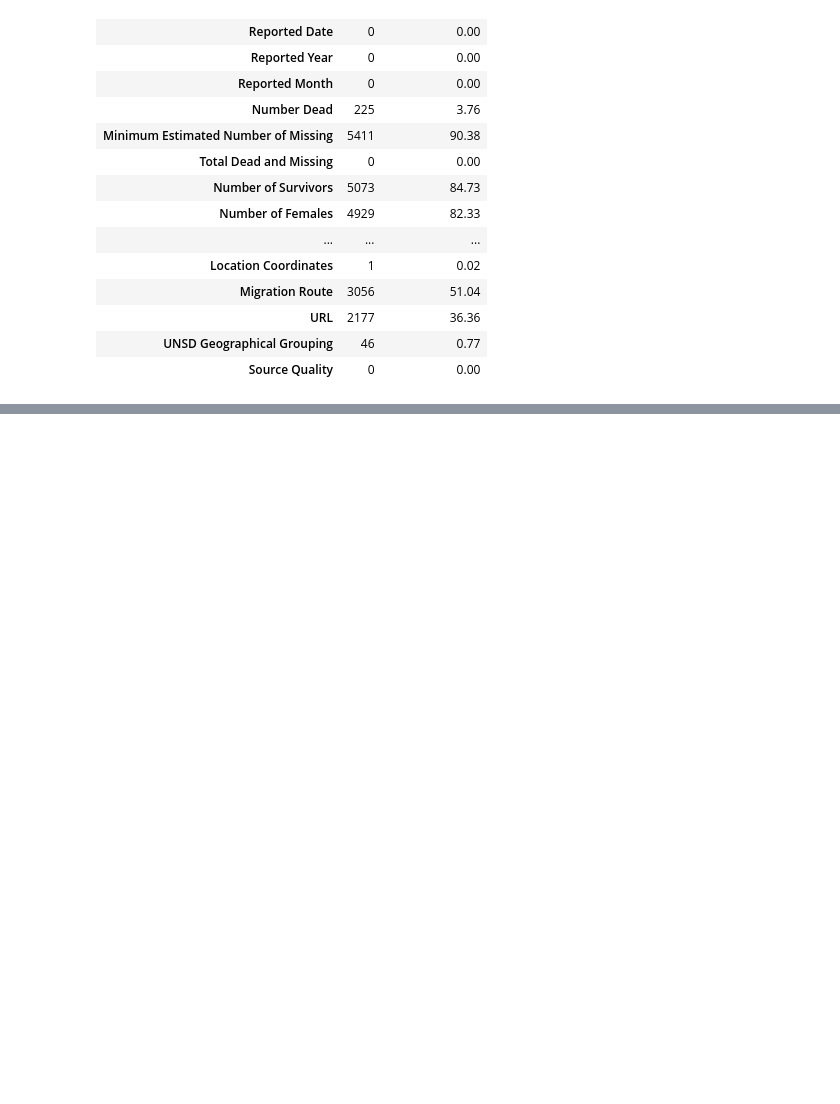
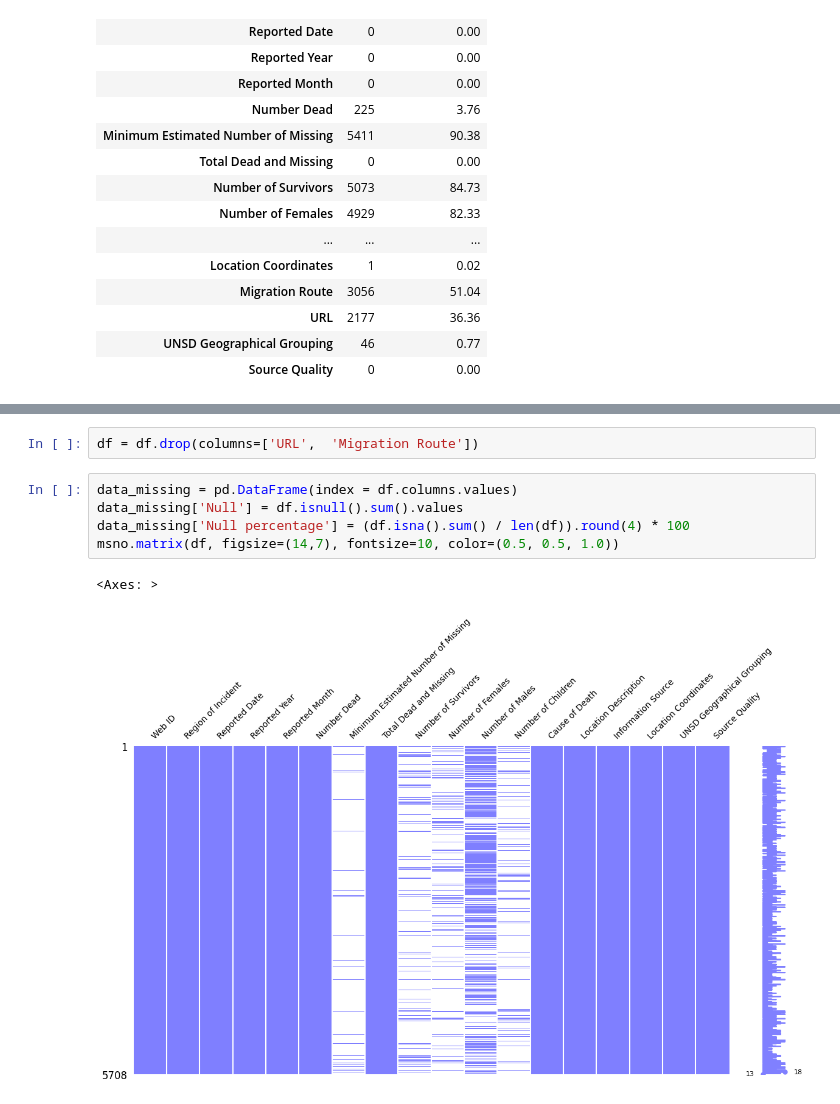
Before and after one commit to lklmkv/tvp1t, a Jupyter notebook: Missings.ipynb, the cells around one changed output, grey strips where cells are left out. Saved outputs shown, nothing was run; the diff lists cells and outputs as text; blank space fills up the shorter version.

```diff
--- a/Missings.ipynb
+++ b/Missings.ipynb
@@ -74,0 +108,10 @@ data_missing
+# %%
+df = df.drop(columns=['URL',  'Migration Route'])
+# %%
+data_missing = pd.DataFrame(index = df.columns.values)
+data_missing['Null'] = df.isnull().sum().values
+data_missing['Null percentage'] = (df.isna().sum() / len(df)).round(4) * 100
+msno.matrix(df, figsize=(14,7), fontsize=10, color=(0.5, 0.5, 1.0))
+# %% [output]
+<Axes: >
+[figure, added]
```
Also changed, not shown: parts of 5 cells of this notebook.
